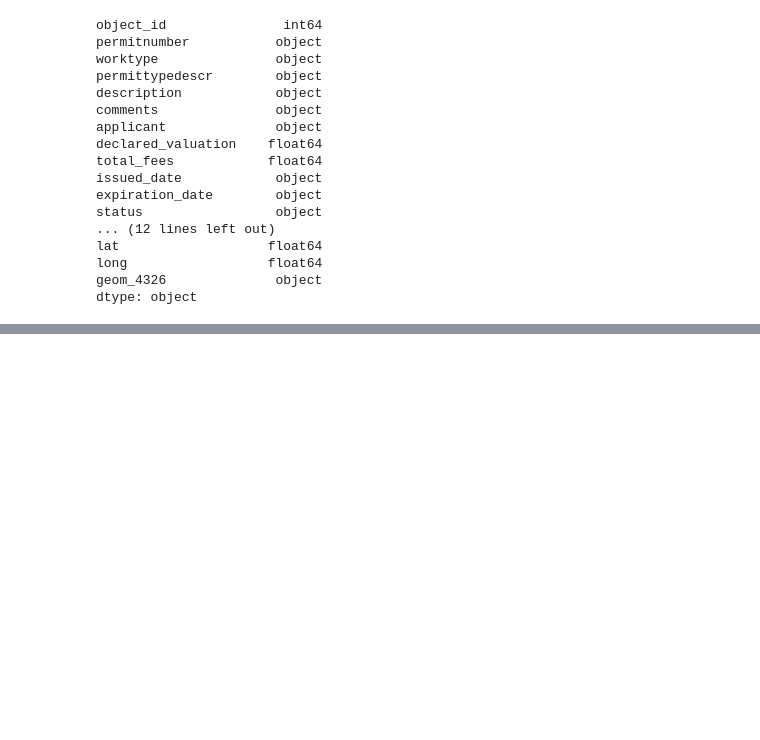
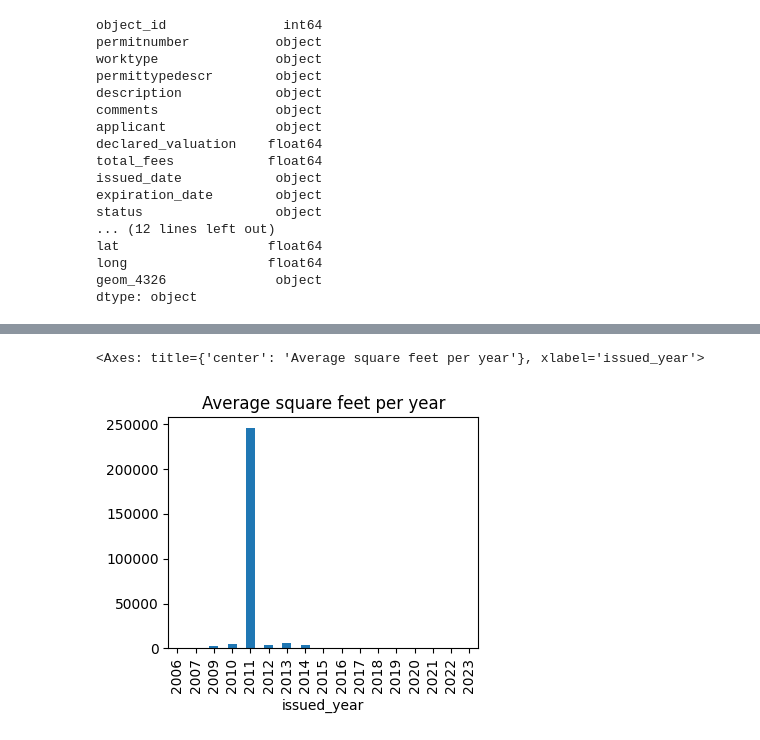
Before and after one commit to BU-Spark/ds-boston-permitting, a Jupyter notebook: fa23-team-c/Code/permits_EDA.ipynb, the cells around one changed output, grey strips where cells are left out. Cells and saved outputs as stored; diff of their text form; code cells hidden in the pictures; blank space fills up the shorter version.

```diff
--- a/fa23-team-c/Code/permits_EDA.ipynb
+++ b/fa23-team-c/Code/permits_EDA.ipynb
@@ -77,0 +55,4 @@ permits.plot.scatter(x = 'sq_feet', y = 'declared_valuation')
+# %%
+# Adds column with just the year
+permits['issued_year'] = permits['issued_date'].astype(str).apply(lambda x: x[0:4])
+permits['issued_year'] = permits['issued_year'].astype(int)
@@ -77,0 +67,6 @@ permits.plot.scatter(x = 'sq_feet', y = 'declared_valuation')
+# %%
+ave_sq_feet = permits.groupby(['issued_year'])['sq_feet'].mean()
+ave_sq_feet.plot(kind = 'bar', title='Average square feet per year', figsize=(4, 3))
+# %% [output]
+<Axes: title={'center': 'Average square feet per year'}, xlabel='issued_year'>
+[figure, added]
```
Also changed, not shown: parts of 5 cells of this notebook.
